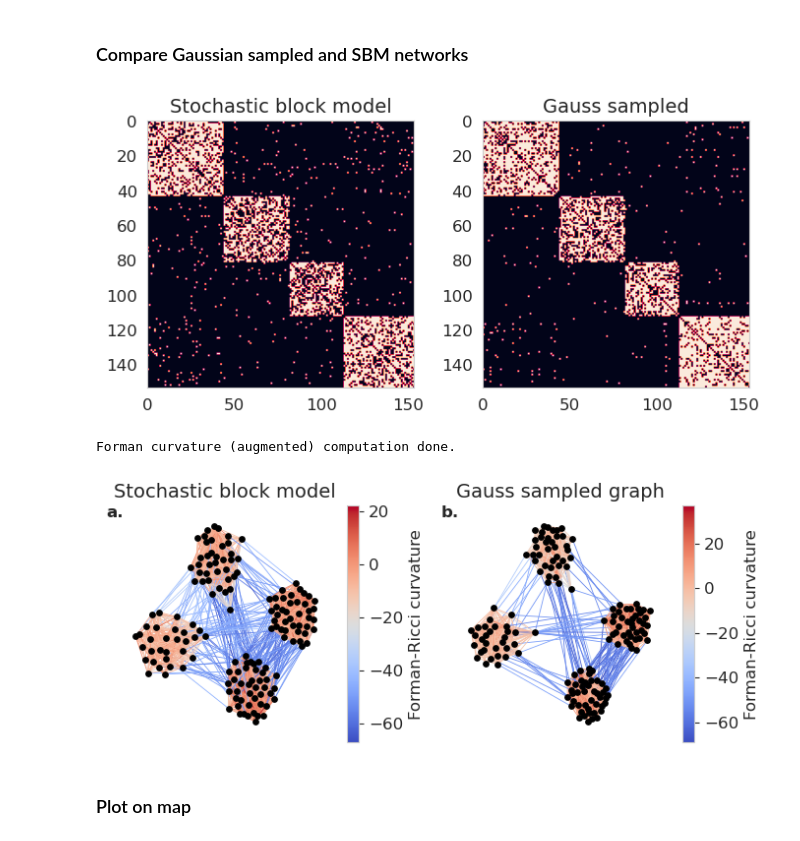
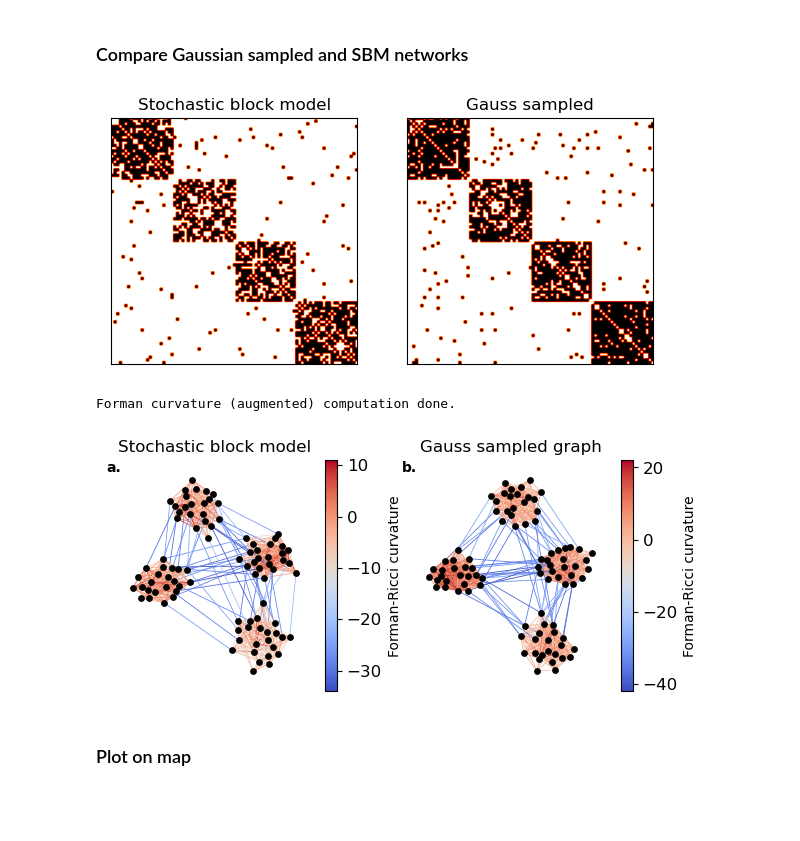
Before and after one commit to jakob-schloer/netcurvature, a Jupyter notebook: bin/toyModel_map.ipynb, the cells around one changed output. Drawn from its saved outputs; the diff is of its cells as text; code cells hidden in the pictures; blank space fills up the shorter version.

```diff
--- a/bin/toyModel_map.ipynb
+++ b/bin/toyModel_map.ipynb
@@ -19,8 +19,8 @@ import climnet.plots as cplt
 plt.style.use('paperplot.mplstyle')
 # %%
 # Parameters
-grid_step = 5
-save_folder =False # False or "../outputs/toyModel/"
+grid_step = 7
+save_folder = "../outputs/toyModel/" # False or "../outputs/toyModel/"
 # %%
 # Create Grid
 dist_equator = grid.degree2distance_equator(grid_step)
@@ -43,10 +43,10 @@ Initial configuration not provided. Generating random one ...
 # %%
 # Location of communities on the map
 da_grid_comm = [
-    sput.get_locations_in_range(da_grid, lon_range=[60, 120], lat_range=[30,60]),
-    sput.get_locations_in_range(da_grid, lon_range=[110, 150], lat_range=[-40,-10]),
-    sput.get_locations_in_range(da_grid, lon_range=[-120, -80], lat_range=[30,60]),
-    sput.get_locations_in_range(da_grid, lon_range=[-80, -40], lat_range=[-30, 0])]
+    sput.get_locations_in_range(da_grid, lon_range=[60, 120], lat_range=[30, 60]),
+    sput.get_locations_in_range(da_grid, lon_range=[100, 142], lat_range=[-40,-10]),
+    sput.get_locations_in_range(da_grid, lon_range=[-120, -57], lat_range=[30, 60]),
+    sput.get_locations_in_range(da_grid, lon_range=[-110, -60], lat_range=[-50, -20])]
 
 comm_sizes = [np.count_nonzero(~np.isnan(da)) for da in da_grid_comm]
 comm_idx_grid = np.concatenate([np.where(da.data == 1)[0] for da in da_grid_comm])
@@ -165,14 +166,18 @@ Create ds for all attributes present in node 0.
 # %%
 # Compare adjacency
 fig, axs = plt.subplots(1, 2, figsize=(7,4))
-axs[0].imshow(A_sbm)
+axs[0].imshow(A_sbm, cmap='gist_heat_r')
 axs[0].set_title("Stochastic block model")
-axs[1].imshow(Net.adjacency)
+axs[0].get_xaxis().set_visible(False)
+axs[0].get_yaxis().set_visible(False)
+axs[1].imshow(Net.adjacency, cmap='gist_heat_r')
+axs[1].get_xaxis().set_visible(False)
+axs[1].get_yaxis().set_visible(False)
 axs[1].set_title("Gauss sampled")
 if save_folder:
-    plt.savefig(save_folder + "/compare_adjacencies.png", bbox_inches='tight')
+    plt.savefig(save_folder + "/compare_adjacencies.svg", bbox_inches='tight')
 # %% [output]
-[figure, old version]
+[figure, new version]
 # %%
 # Curvature and betweenness of SBM Graph
 frc = FormanRicci(G_sbm, verbose="INFO")
@@ -218,8 +223,8 @@ cb.ax.tick_params(labelsize=12)
 ax.text(-0.05, 0.95, f"b.", transform=ax.transAxes, weight='bold')
 
 if save_folder:
-    plt.savefig(save_folder + "/compare_springLayout_sbm_gauss.png", bbox_inches='tight')
+    plt.savefig(save_folder + "/compare_springLayout_sbm_gauss.svg", bbox_inches='tight')
 # %% [output]
-[figure, old version]
+[figure, new version]
 # %% [markdown]
 ### Plot on map
```
Also changed, not shown: parts of 16 cells of this notebook, 1 other file.
